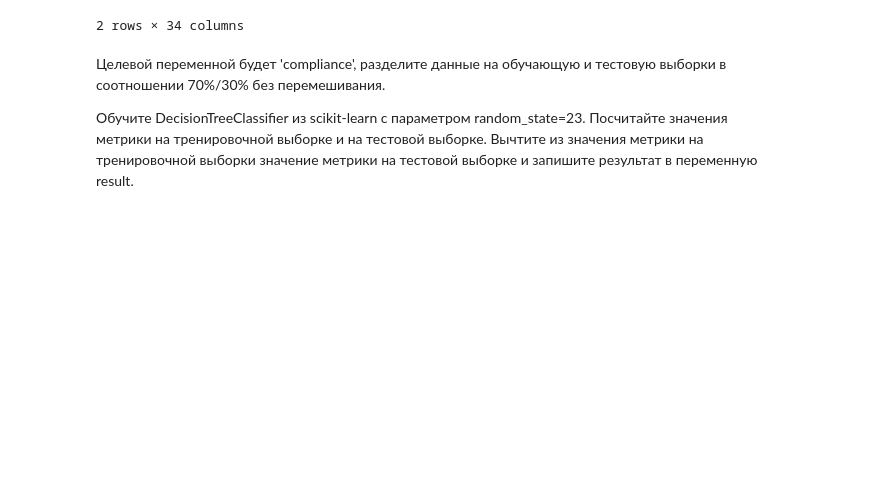
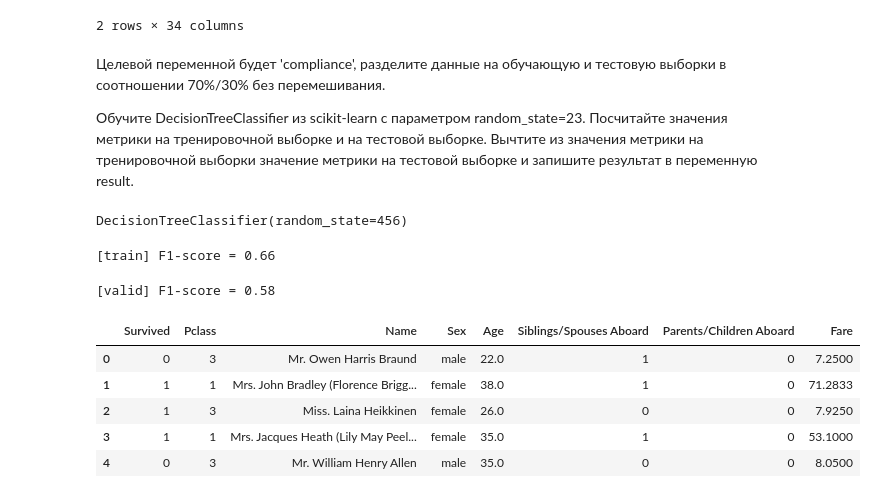
Before and after one commit to aar44i/DataScience, a Jupyter notebook: SkillFactory/16 Классификация, валидация, оценка модели.ipynb, the cells around one changed output. Drawn from its saved outputs; the diff is of its cells as text; code cells hidden in the pictures; blank space fills up the shorter version.

```diff
--- a/SkillFactory/16 Классификация, валидация, оценка модели.ipynb
+++ b/SkillFactory/16 Классификация, валидация, оценка модели.ipynb
@@ -783,3 +783,32 @@ from sklearn.metrics import f1_score
 X = df.drop(['compliance'], axis=1)
 y = df['compliance']
 X_train, X_test, y_train, y_test = train_test_split(X, y, test_size=0.3, shuffle=False)
+# %%
+clf = DecisionTreeClassifier(random_state=456)
+clf.fit(X_train, y_train)
+# %% [output]
+DecisionTreeClassifier(random_state=456)
+# %%
+y_pred = clf.predict(X_train)
+f1_train = f1_score(y_train, y_pred)
+print('[train] F1-score = {:.2f}'.format(f1_train))
+# %% [output]
+[train] F1-score = 0.66
+# %%
+y_pred = clf.predict(X_test)
+f1_val = f1_score(y_test, y_pred)
+print('[valid] F1-score = {:.2f}'.format(f1_val))
+# %% [output]
+[valid] F1-score = 0.58
+# %%
+from sklearn.tree import DecisionTreeClassifier
+
+titanic = pd.read_csv('titanic.csv')
+titanic.head()
+# %% [output]
+|  | Survived | Pclass | Name | Sex | Age | Siblings/Spouses Aboard | Parents/Children Aboard | Fare |
+| 0 | 0 | 3 | Mr. Owen Harris Braund | male | 22.0 | 1 | 0 | 7.2500 |
+| 1 | 1 | 1 | Mrs. John Bradley (Florence Brigg... | female | 38.0 | 1 | 0 | 71.2833 |
+| 2 | 1 | 3 | Miss. Laina Heikkinen | female | 26.0 | 0 | 0 | 7.9250 |
+| 3 | 1 | 1 | Mrs. Jacques Heath (Lily May Peel... | female | 35.0 | 1 | 0 | 53.1000 |
+| 4 | 0 | 3 | Mr. William Henry Allen | male | 35.0 | 0 | 0 | 8.0500 |
```
Also changed, not shown: parts of 2 cells of this notebook, 1 other file.
